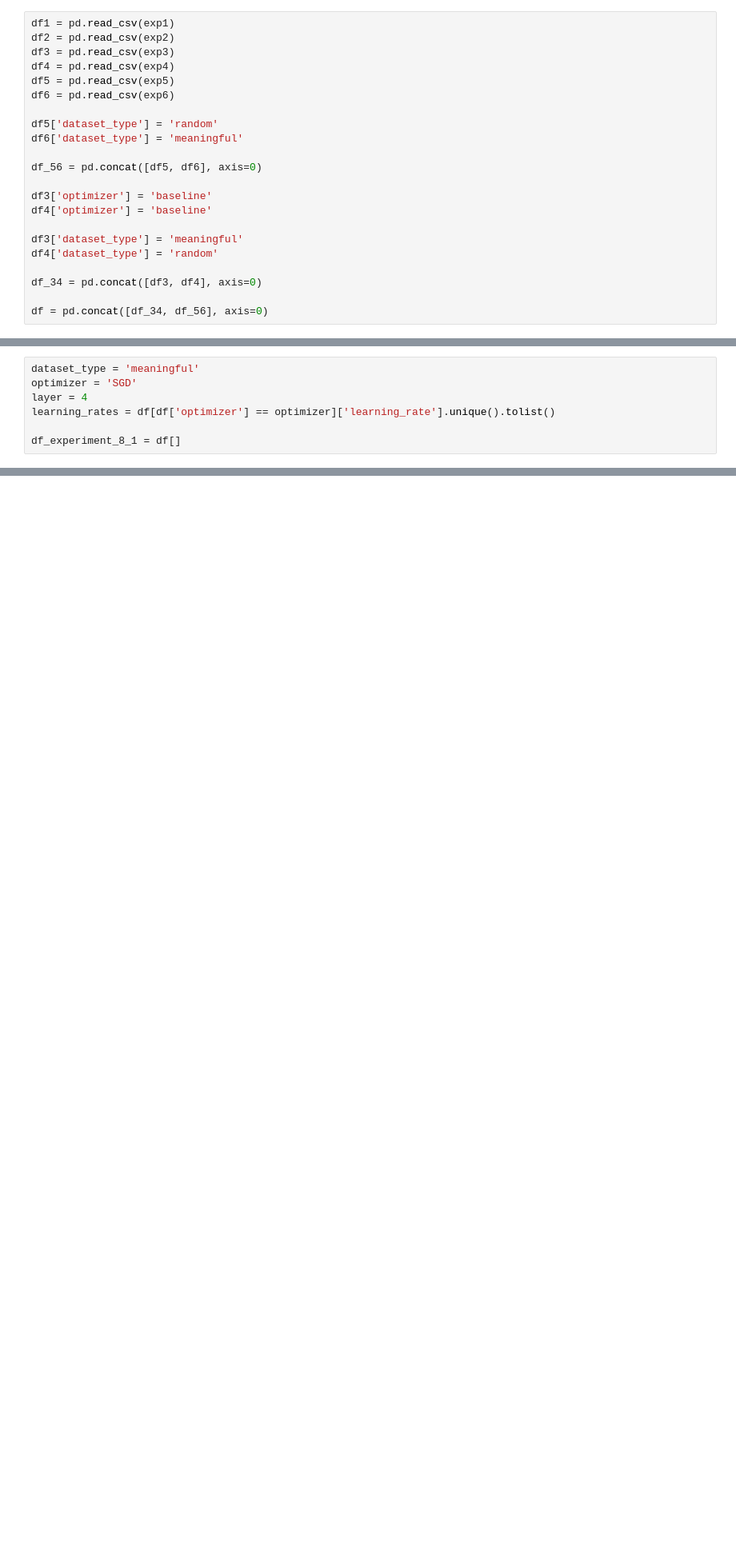
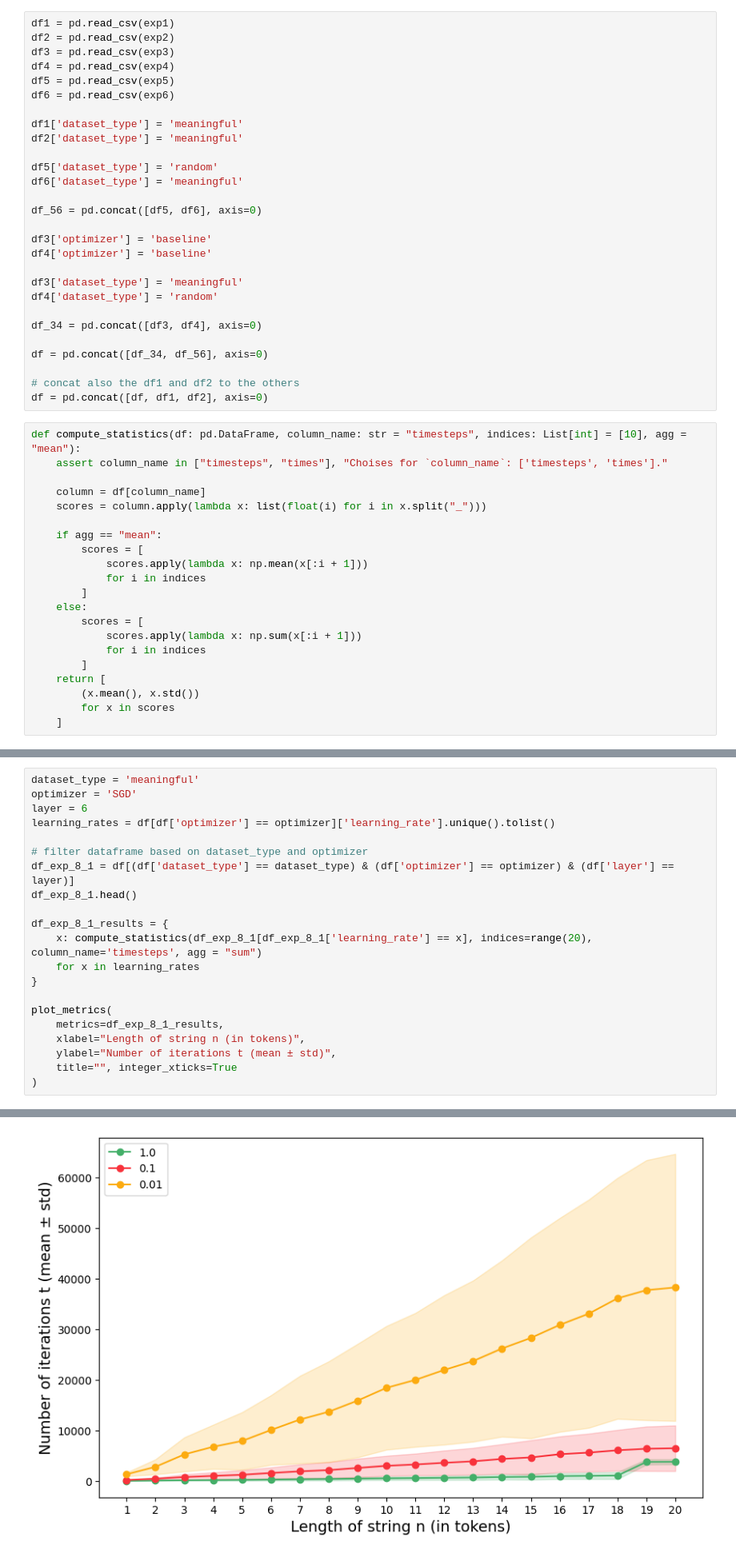
Before and after one commit to tommasomncttn/LLM-Inversion, a Jupyter notebook: notebooks/experiment_gt.ipynb, the cells around one changed output, grey strips where cells are left out. Shown at 80% size. Saved outputs shown, nothing was run; the diff lists cells and outputs as text; blank space fills up the shorter version.

Commit message:
experiment

```diff
--- a/notebooks/experiment_gt.ipynb
+++ b/notebooks/experiment_gt.ipynb
@@ -16,6 +16,9 @@ df3 = pd.read_csv(exp3)
 df4 = pd.read_csv(exp4)
 df5 = pd.read_csv(exp5)
 df6 = pd.read_csv(exp6)
+
+df1['dataset_type'] = 'meaningful'
+df2['dataset_type'] = 'meaningful'
 
 df5['dataset_type'] = 'random'
 df6['dataset_type'] = 'meaningful'
@@ -31,3 +34,27 @@ df4['dataset_type'] = 'random'
 df_34 = pd.concat([df3, df4], axis=0)
 
 df = pd.concat([df_34, df_56], axis=0)
+
+# concat also the df1 and df2 to the others
+df = pd.concat([df, df1, df2], axis=0)
+# %%
+def compute_statistics(df: pd.DataFrame, column_name: str = "timesteps", indices: List[int] = [10], agg = "mean"):
+    assert column_name in ["timesteps", "times"], "Choises for `column_name`: ['timesteps', 'times']."
+
+    column = df[column_name]
+    scores = column.apply(lambda x: list(float(i) for i in x.split("_")))
+
+    if agg == "mean":
+        scores = [
+            scores.apply(lambda x: np.mean(x[:i + 1]))
+            for i in indices
+        ]
+    else:
+        scores = [
+            scores.apply(lambda x: np.sum(x[:i + 1]))
+            for i in indices
+        ]
+    return [
+        (x.mean(), x.std())
+        for x in scores
+    ]
@@ -43,8 +136,22 @@ Index(['dataset', 'index', 'layer', 'learning_rate', 'optimizer',
 # %%
 dataset_type = 'meaningful'
 optimizer = 'SGD'
-layer = 4
+layer = 6
 learning_rates = df[df['optimizer'] == optimizer]['learning_rate'].unique().tolist()
 
-df_experiment_8_1 = df[]
+# filter dataframe based on dataset_type and optimizer
+df_exp_8_1 = df[(df['dataset_type'] == dataset_type) & (df['optimizer'] == optimizer) & (df['layer'] == layer)]
+df_exp_8_1.head()
+
+df_exp_8_1_results = {
+    x: compute_statistics(df_exp_8_1[df_exp_8_1['learning_rate'] == x], indices=range(20), column_name='timesteps', agg = "sum")
+    for x in learning_rates
+}
+
+plot_metrics(
+    metrics=df_exp_8_1_results,
+    xlabel="Length of string n (in tokens)",
+    ylabel="Number of iterations t (mean ± std)",
+    title="", integer_xticks=True
+)
 # %% [output]
@@ -51,0 +158 @@ df_experiment_8_1 = df[]
+[figure, added]
```
Also changed, not shown: parts of 24 cells of this notebook.
